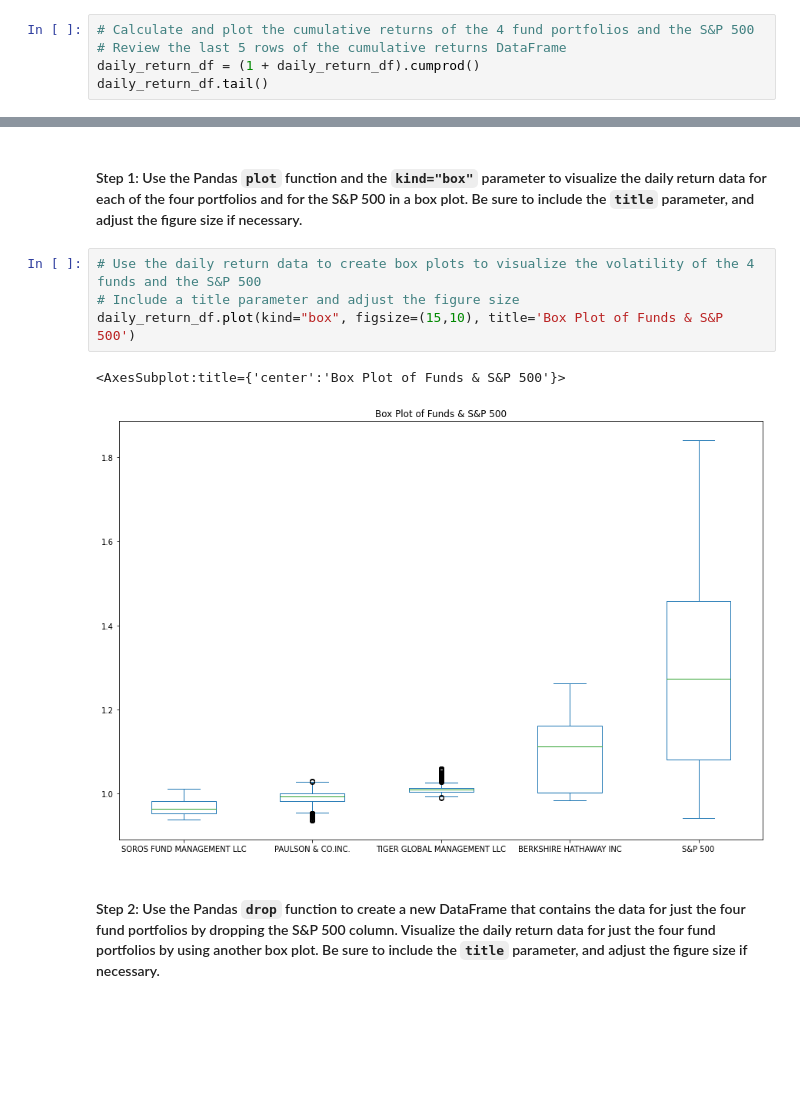
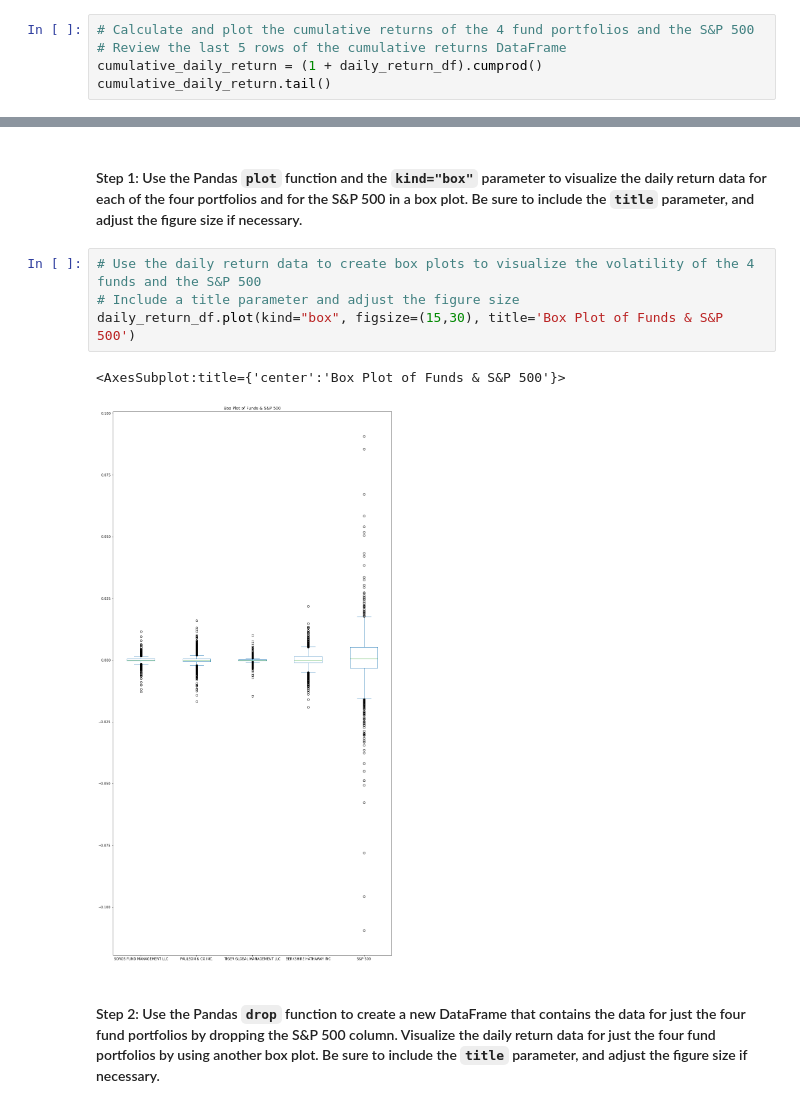
Before and after one commit to JWM09/Risk-Diversification, a Jupyter notebook: Starter_Code/risk_return_analysis.ipynb, the cells around one changed output, grey strips where cells are left out. Cells and saved outputs as stored; diff of their text form; blank space fills up the shorter version.

```diff
--- a/Starter_Code/risk_return_analysis.ipynb
+++ b/Starter_Code/risk_return_analysis.ipynb
@@ -164,8 +164,8 @@ daily_return_df.plot(figsize=(20,8), title='Daily Performance - Fund vs. S&P500'
 # %%
 # Calculate and plot the cumulative returns of the 4 fund portfolios and the S&P 500
 # Review the last 5 rows of the cumulative returns DataFrame
-daily_return_df = (1 + daily_return_df).cumprod()
-daily_return_df.tail()
+cumulative_daily_return = (1 + daily_return_df).cumprod()
+cumulative_daily_return.tail()
 # %% [output]
 |  | SOROS FUND MANAGEMENT LLC | PAULSON & CO.INC. | TIGER GLOBAL MANAGEMENT LLC | BERKSHIRE HATHAWAY INC | S&P 500 |
 | date |  |  |  |  |  |
@@ -200,10 +200,10 @@ Analyze the volatility of each of the four fund portfolios and of the S&P 500 In
 # %%
 # Use the daily return data to create box plots to visualize the volatility of the 4 funds and the S&P 500
 # Include a title parameter and adjust the figure size
-daily_return_df.plot(kind="box", figsize=(15,10), title='Box Plot of Funds & S&P 500')
+daily_return_df.plot(kind="box", figsize=(15,30), title='Box Plot of Funds & S&P 500')
 # %% [output]
 <AxesSubplot:title={'center':'Box Plot of Funds & S&P 500'}>
-[figure, old version]
+[figure, new version]
 # %% [markdown]
 #### Step 2: Use the Pandas `drop` function to create a new DataFrame that contains the data for just the four fund portfolios by dropping the S&P 500 column. Visualize the daily return data for just the four fund portfolios by using another box plot. Be sure to include the `title` parameter, and adjust the figure size if necessary.
 # %%
```
Also changed, not shown: parts of 24 cells of this notebook.
